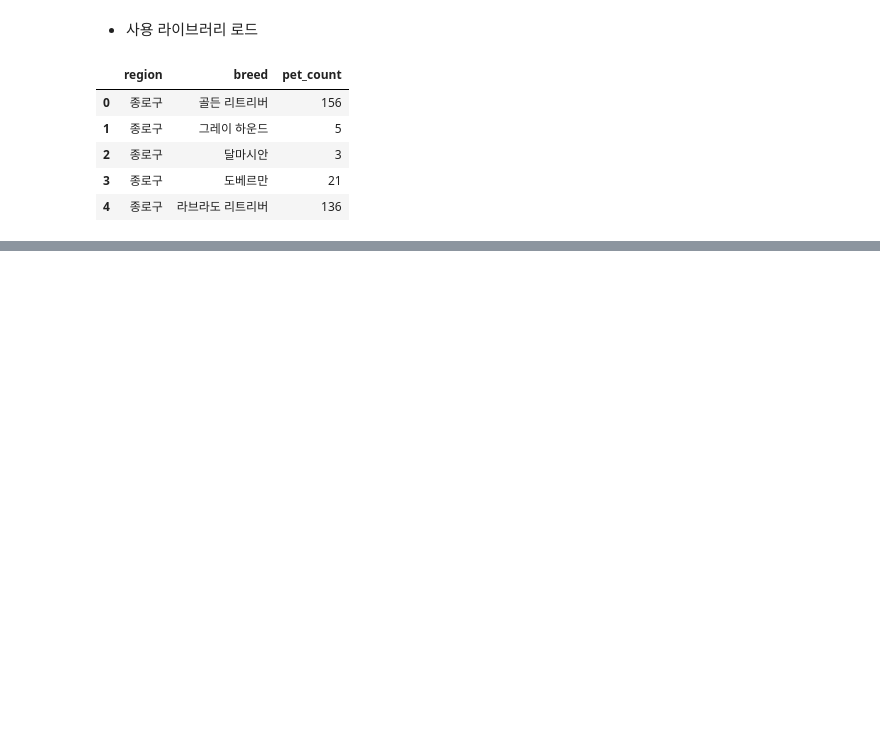
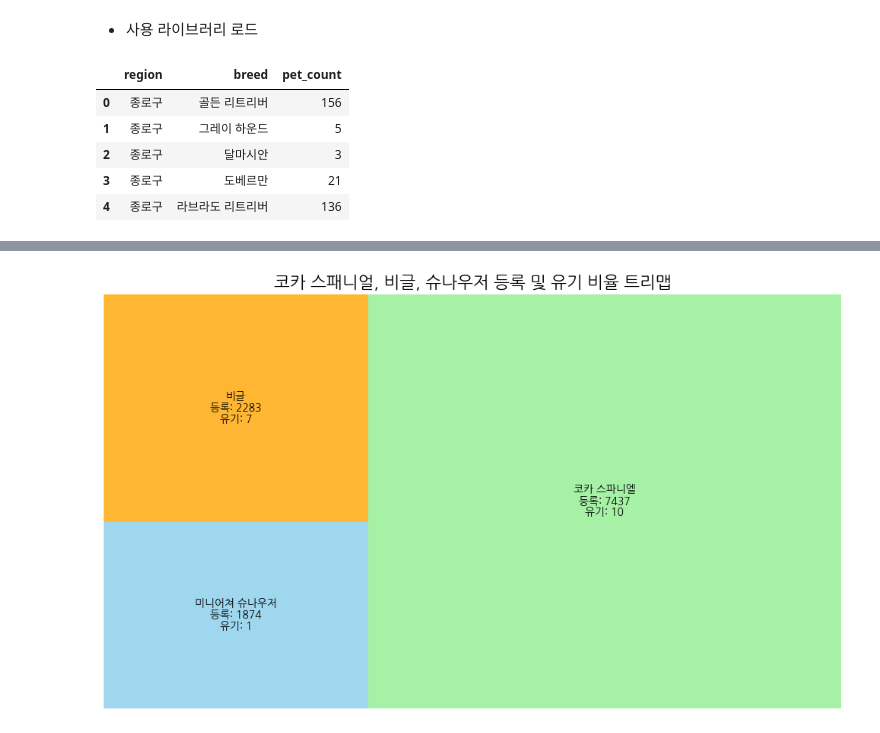
Before and after one commit to addinedu-ros-8th/eda-repo-5, a Jupyter notebook: src/breedAbandonment.ipynb, the cells around one changed output, grey strips where cells are left out. Cells and saved outputs as stored; diff of their text form; code cells hidden in the pictures; blank space fills up the shorter version.

```diff
--- a/src/breedAbandonment.ipynb
+++ b/src/breedAbandonment.ipynb
@@ -39,0 +133,13 @@ regist_df.head()
+# %%
+sizes = merged_data["등록 수"].tolist()
+labels = [f"{breed}\n등록: {int(reg)}\n유기: {int(abd)}"
+          for breed, reg, abd in zip(merged_data.index, merged_data["등록 수"], merged_data["유기 수"])]
+
+plt.figure(figsize=(10, 6))
+squarify.plot(sizes=sizes, label=labels, alpha=.8, color=["skyblue", "orange", "lightgreen"])
+plt.title("코카 스패니얼, 비글, 슈나우저 등록 및 유기 비율 트리맵", fontsize=16)
+plt.axis("off")
+plt.tight_layout()
+plt.show()
+# %% [output]
+[figure, added]
```
Also changed, not shown: parts of 10 cells of this notebook.
